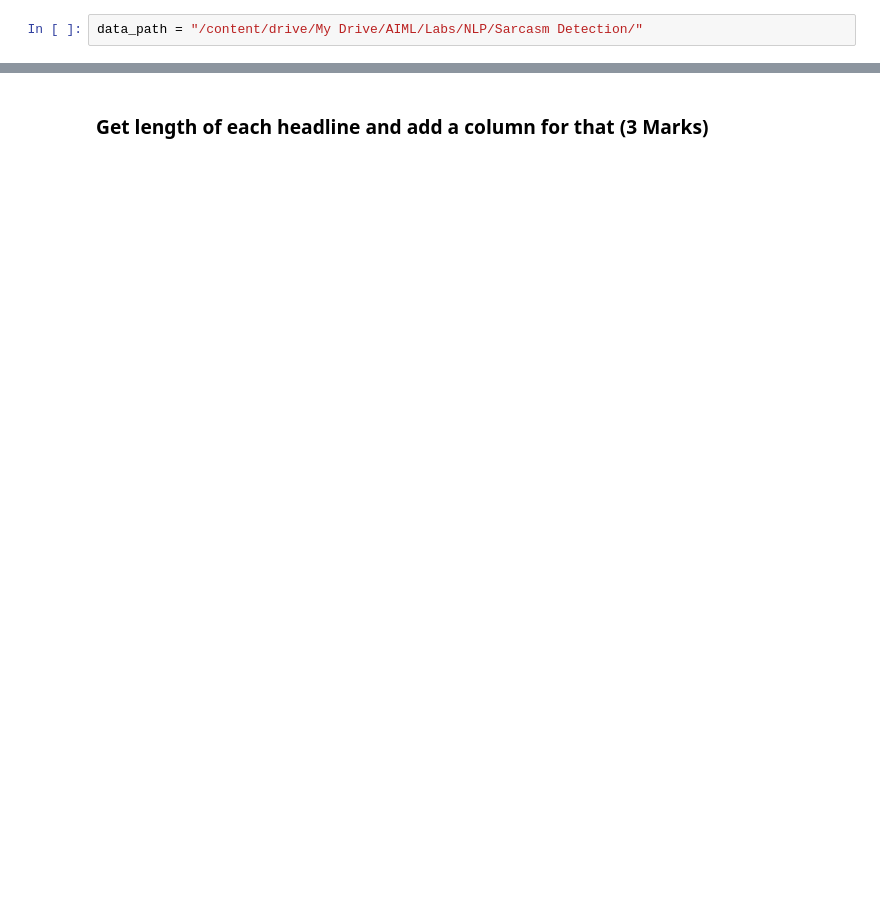
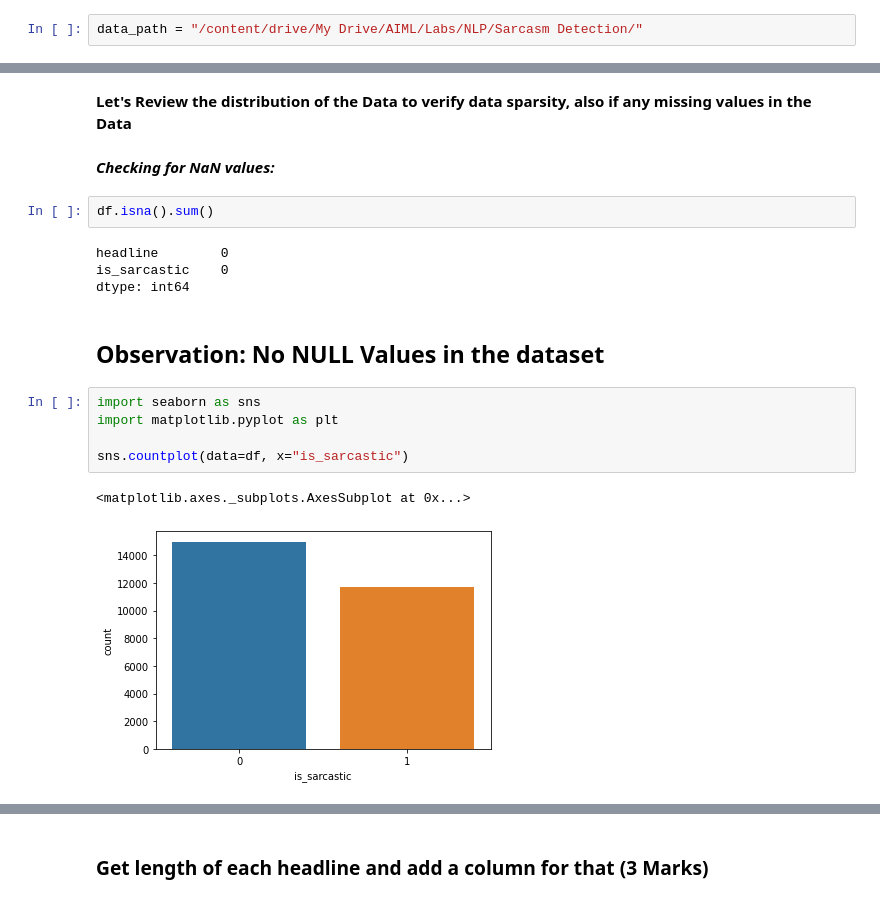
Before and after one commit to ksarkargh/AIMLOnlineDec19A, a Jupyter notebook: NLP/Questions_Project_2_Sequential_Models_in_NLP_Sarcasm_Detection_Kausik.ipynb, the cells around one changed output, grey strips where cells are left out. Saved outputs shown, nothing was run; the diff lists cells and outputs as text; blank space fills up the shorter version.

```diff
--- a/NLP/Questions_Project_2_Sequential_Models_in_NLP_Sarcasm_Detection_Kausik.ipynb
+++ b/NLP/Questions_Project_2_Sequential_Models_in_NLP_Sarcasm_Detection_Kausik.ipynb
@@ -51,3 +81,23 @@ df.head()
 | 2 | mom starting to fear son's web se... | 1 |
 | 3 | boehner just wants wife to listen... | 1 |
 | 4 | j.k. rowling wishes snape happy b... | 0 |
+# %% [markdown]
+**Let's Review the distribution of the Data to verify data sparsity, also if any missing values in the Data**
+# %% [markdown]
+***Checking for NaN values:***
+# %%
+df.isna().sum()
+# %% [output]
+headline        0
+is_sarcastic    0
+dtype: int64
+# %% [markdown]
+## Observation: No NULL Values in the dataset
+# %%
+import seaborn as sns
+import matplotlib.pyplot as plt
+
+sns.countplot(data=df, x="is_sarcastic")
+# %% [output]
+<matplotlib.axes._subplots.AxesSubplot at 0x...>
+[figure, added]
```
Also changed, not shown: parts of 72 cells of this notebook, 1 other file.
